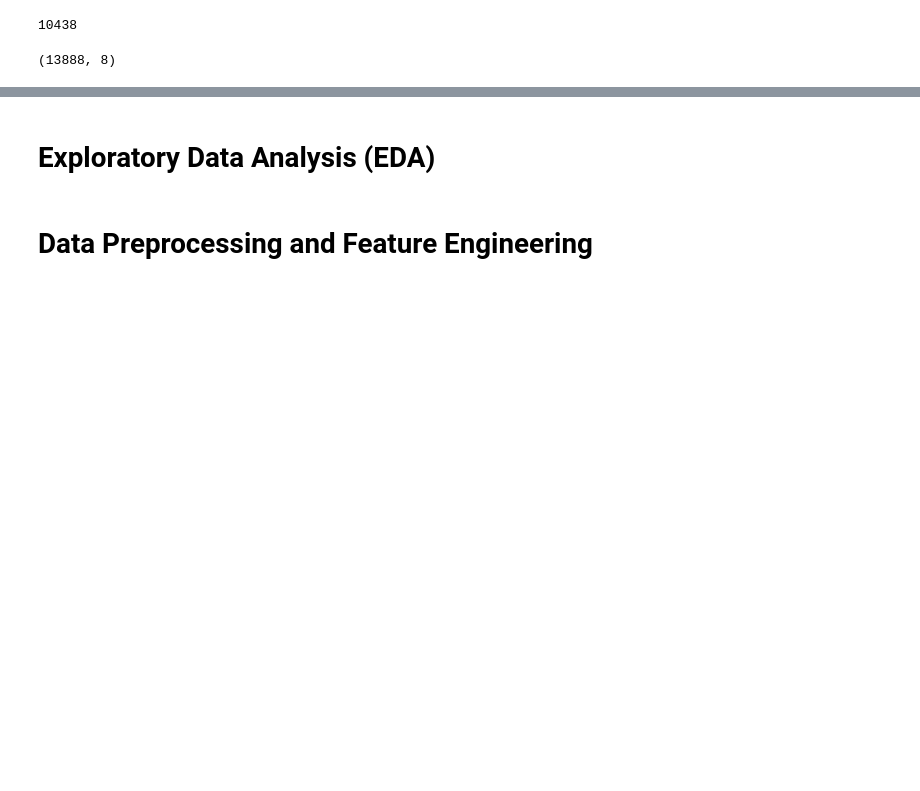
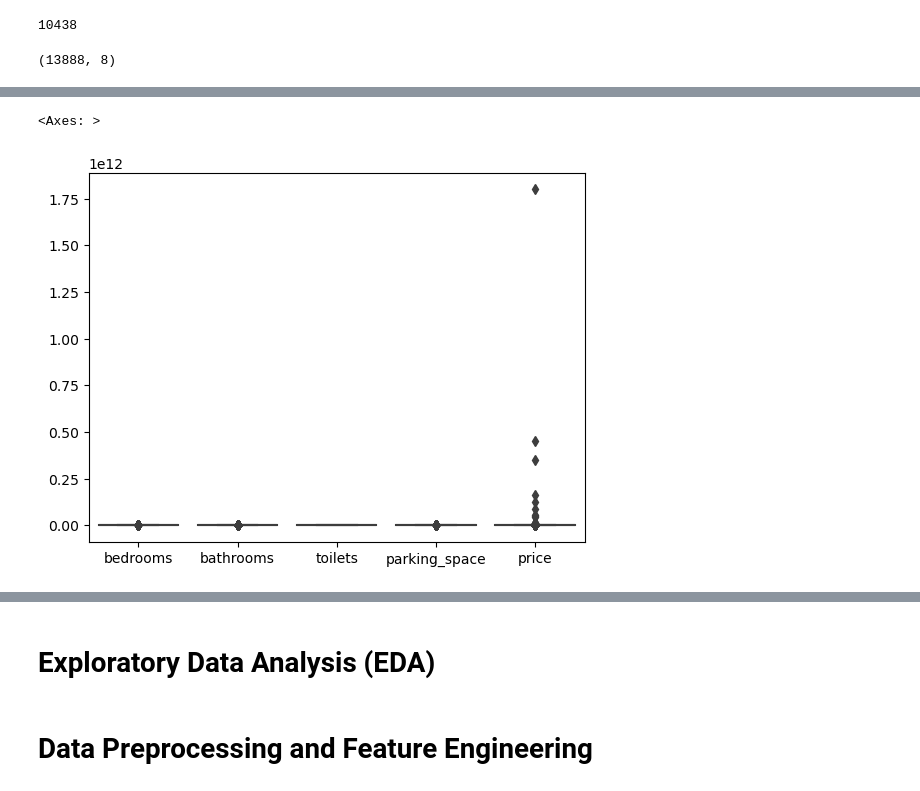
Before and after one commit to Johnnysnipes90/Nigeria-Housing-Price-Prediction, a Jupyter notebook: Notebook/notebook.ipynb, the cells around one changed output, grey strips where cells are left out. Saved outputs shown, nothing was run; the diff lists cells and outputs as text; code cells hidden in the pictures; blank space fills up the shorter version.

```diff
--- a/Notebook/notebook.ipynb
+++ b/Notebook/notebook.ipynb
@@ -176,0 +202,6 @@ nigeria_df.shape
+# %%
+import seaborn as sns
+sns.boxplot(data=nigeria_df[['bedrooms', 'bathrooms', 'toilets', 'parking_space', 'price']])
+# %% [output]
+<Axes: >
+[figure, added]
```
Also changed, not shown: parts of 7 cells of this notebook.
